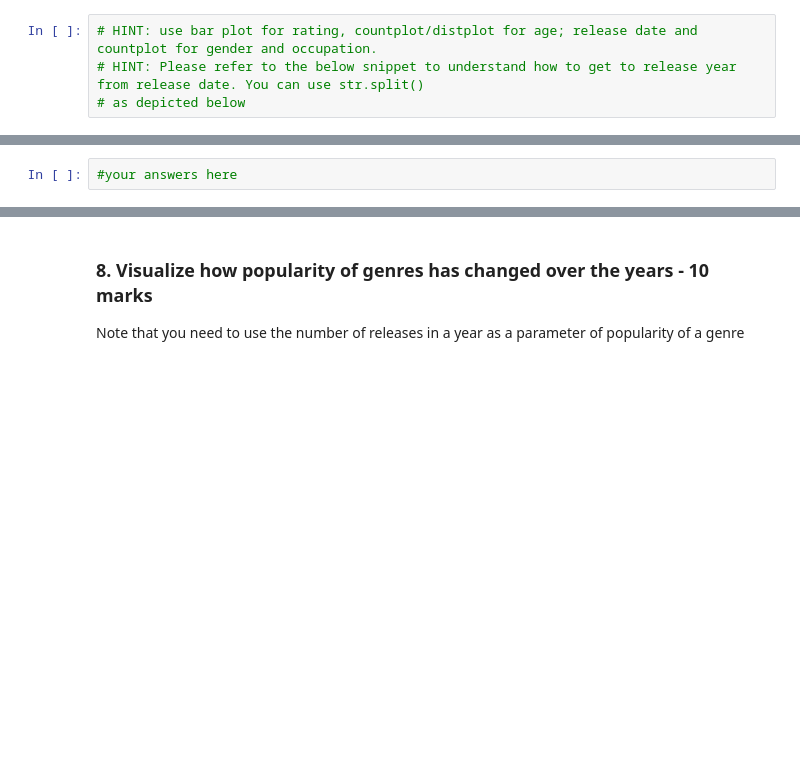
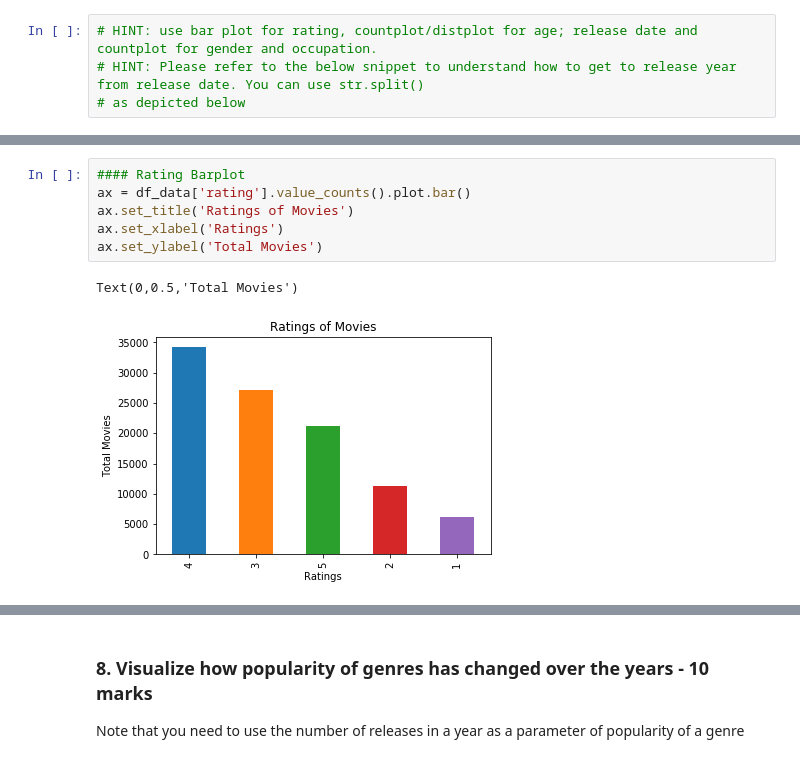
Before and after one commit to rmaciel-prog/PGP-IAML, a Jupyter notebook: MovieLens Project Questions Notebook-1.ipynb, the cells around one changed output, grey strips where cells are left out. Drawn from its saved outputs; the diff is of its cells as text; blank space fills up the shorter version.

```diff
--- a/MovieLens Project Questions Notebook-1.ipynb
+++ b/MovieLens Project Questions Notebook-1.ipynb
@@ -213,2 +240,9 @@ print(a[-5:])
-# %%
-#your answers here
+# %%
+#### Rating Barplot
+ax = df_data['rating'].value_counts().plot.bar()
+ax.set_title('Ratings of Movies')
+ax.set_xlabel('Ratings')
+ax.set_ylabel('Total Movies')
+# %% [output]
+Text(0,0.5,'Total Movies')
+[figure, added]
```
Also changed, not shown: parts of 11 cells of this notebook.
